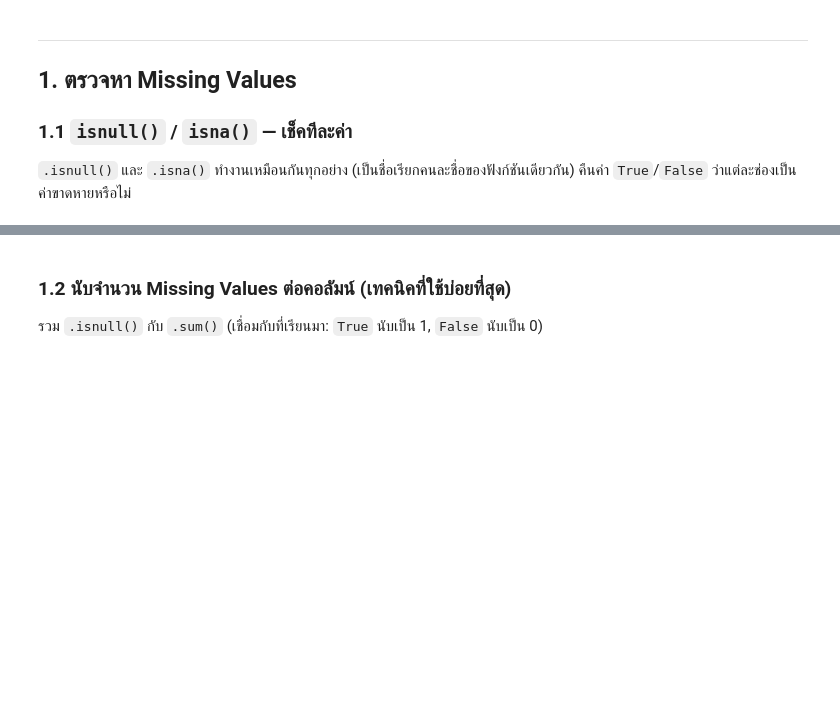
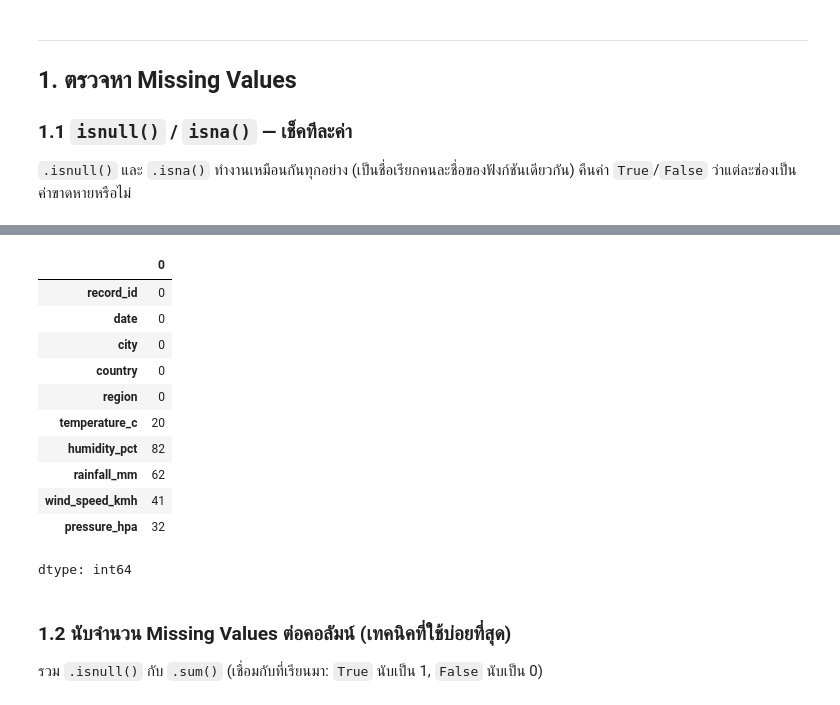
Before and after one commit to supitchaya-dear/SC612104_683020597-1, a Jupyter notebook: SC612104_Session10_Data_Cleaning.ipynb, the cells around one changed output, grey strips where cells are left out. Saved outputs shown, nothing was run; the diff lists cells and outputs as text; code cells hidden in the pictures; blank space fills up the shorter version.

```diff
--- a/SC612104_Session10_Data_Cleaning.ipynb
+++ b/SC612104_Session10_Data_Cleaning.ipynb
@@ -119,3 +148,18 @@ print(df.isnull().head())
+# %%
+df.isnull().sum()
+# %% [output]
+|  | 0 |
+| record_id | 0 |
+| date | 0 |
+| city | 0 |
+| country | 0 |
+| region | 0 |
+| temperature_c | 20 |
+| humidity_pct | 82 |
+| rainfall_mm | 62 |
+| wind_speed_kmh | 41 |
+| pressure_hpa | 32 |
+dtype: int64
 # %% [markdown]
 ### 1.2 นับจำนวน Missing Values ต่อคอลัมน์ (เทคนิคที่ใช้บ่อยที่สุด)
 
```
Also changed, not shown: parts of 17 cells of this notebook.
